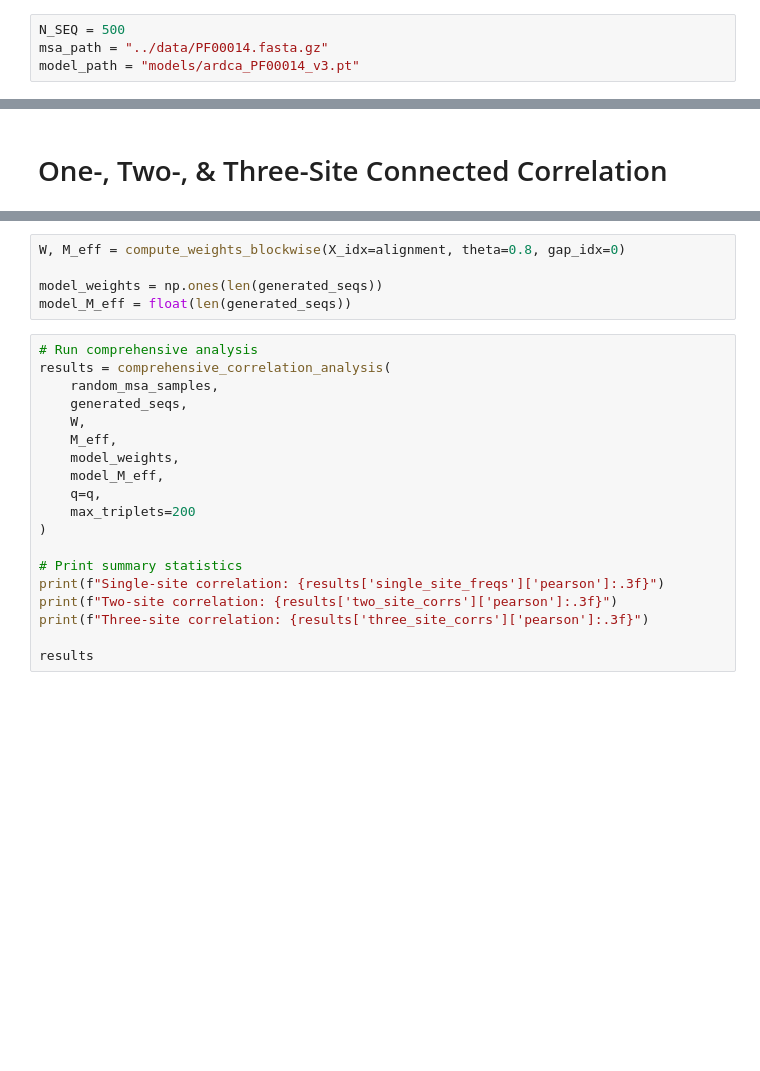
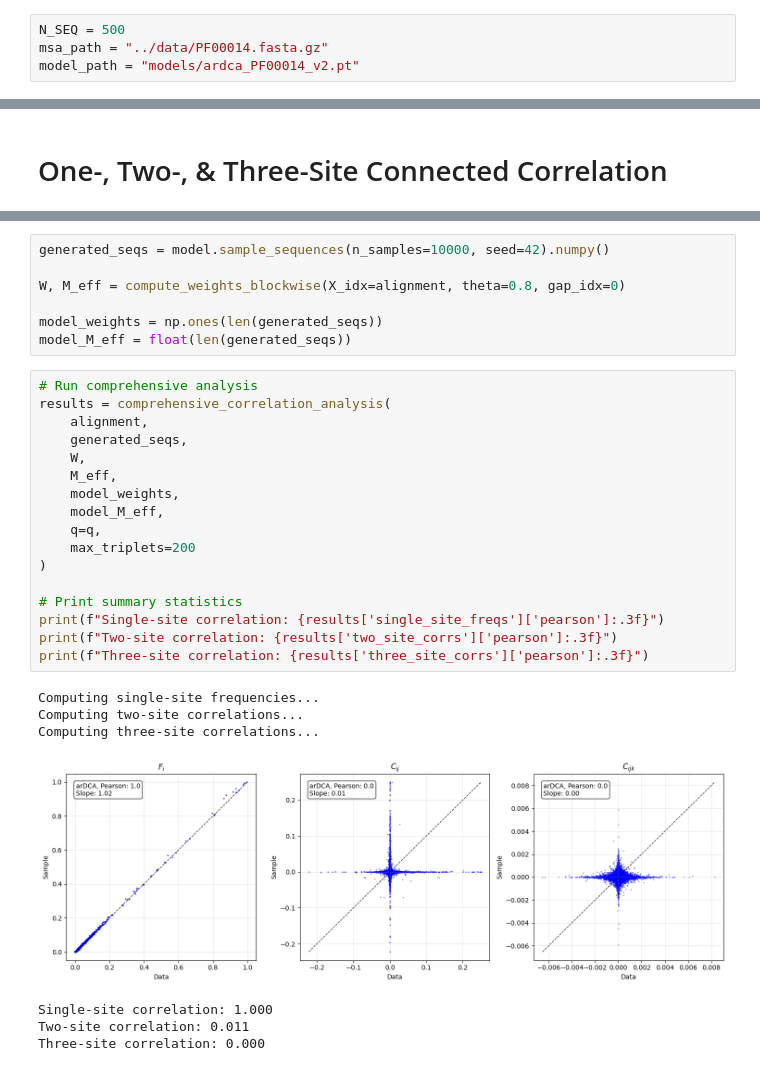
Before and after one commit to tferracina/ArDCA-Python, a Jupyter notebook: code/analyzing_results.ipynb, the cells around one changed output, grey strips where cells are left out. Saved outputs shown, nothing was run; the diff lists cells and outputs as text; blank space fills up the shorter version.

Commit message:
[add] correlation analysis

```diff
--- a/code/analyzing_results.ipynb
+++ b/code/analyzing_results.ipynb
@@ -10,7 +11,7 @@ from classes import *
 # %%
 N_SEQ = 500
 msa_path = "../data/PF00014.fasta.gz"
-model_path = "models/ardca_PF00014_v3.pt"
+model_path = "models/ardca_PF00014_v2.pt"
 # %%
 alignment = read_fasta_alignment(msa_path, max_gap_fraction=1.0)
 model = load_ardca_model(model_path)
@@ -266,4 +148,6 @@ def comprehensive_correlation_analysis(data_sequences: np.ndarray,
 # %%
+generated_seqs = model.sample_sequences(n_samples=10000, seed=42).numpy()
+
 W, M_eff = compute_weights_blockwise(X_idx=alignment, theta=0.8, gap_idx=0)
 
 model_weights = np.ones(len(generated_seqs))
@@ -271,19 +155,25 @@ model_M_eff = float(len(generated_seqs))
 # %%
 # Run comprehensive analysis
 results = comprehensive_correlation_analysis(
-    random_msa_samples,
+    alignment,
     generated_seqs,
     W,
     M_eff,
     model_weights,
     model_M_eff,
     q=q,
     max_triplets=200
 )
 
 # Print summary statistics
 print(f"Single-site correlation: {results['single_site_freqs']['pearson']:.3f}")
 print(f"Two-site correlation: {results['two_site_corrs']['pearson']:.3f}")
 print(f"Three-site correlation: {results['three_site_corrs']['pearson']:.3f}")
-
-results
+# %% [output]
+Computing single-site frequencies...
+Computing two-site correlations...
+Computing three-site correlations...
+[figure, added]
+Single-site correlation: 1.000
+Two-site correlation: 0.011
+Three-site correlation: 0.000
```
Also changed, not shown: parts of 9 cells of this notebook, 7 other files.
